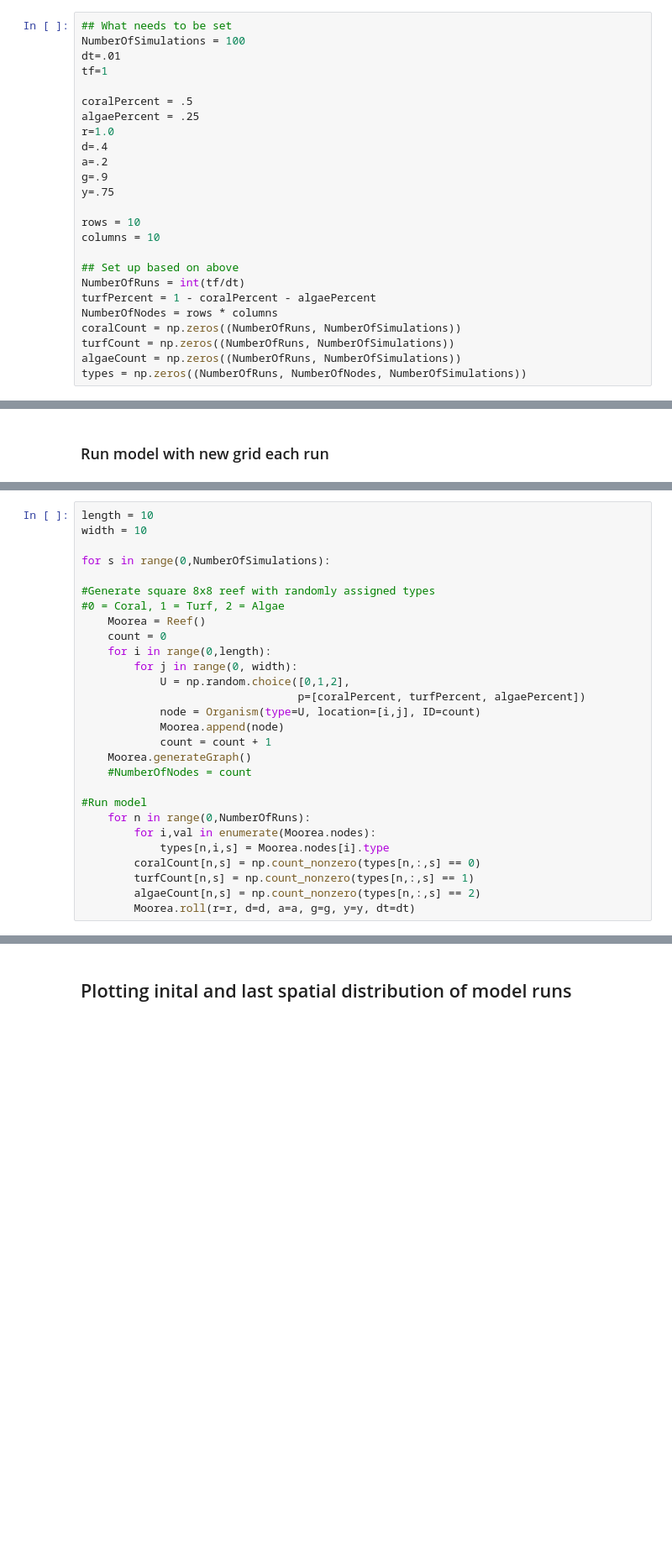
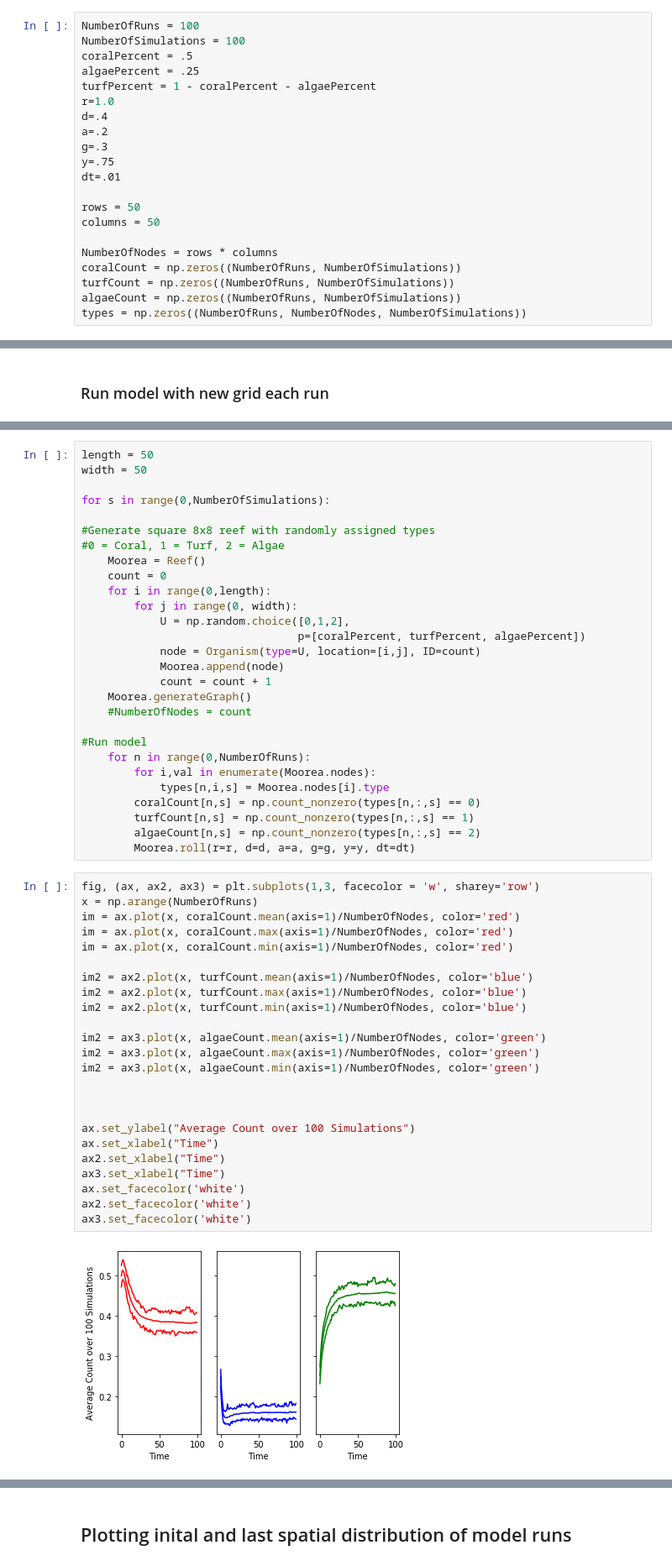
Before and after one commit to rneuhausler/coralModel-analyses, a Jupyter notebook: scripts/coralModelTDA.ipynb, the cells around one changed output, grey strips where cells are left out. Shown at 84% size. Saved outputs shown, nothing was run; the diff lists cells and outputs as text; blank space fills up the shorter version.

```diff
--- a/scripts/coralModelTDA.ipynb
+++ b/scripts/coralModelTDA.ipynb
@@ -10,25 +10,21 @@ from mpl_toolkits.axes_grid1.inset_locator import InsetPosition
 # %% [markdown]
 ## Set Parameters
 # %%
-## What needs to be set
+NumberOfRuns = 100
 NumberOfSimulations = 100
-dt=.01
-tf=1
-
 coralPercent = .5
 algaePercent = .25
+turfPercent = 1 - coralPercent - algaePercent
 r=1.0
 d=.4
 a=.2
-g=.9
+g=.3
 y=.75
+dt=.01
 
-rows = 10
-columns = 10
+rows = 50
+columns = 50
 
-## Set up based on above
-NumberOfRuns = int(tf/dt)
-turfPercent = 1 - coralPercent - algaePercent
 NumberOfNodes = rows * columns
 coralCount = np.zeros((NumberOfRuns, NumberOfSimulations))
 turfCount = np.zeros((NumberOfRuns, NumberOfSimulations))
@@ -87,6 +87,6 @@ for s in range(0,NumberOfSimulations):
 # %%
-length = 10
-width = 10
+length = 50
+width = 50
 
 for s in range(0,NumberOfSimulations):
 
@@ -112,3 +112,29 @@ for s in range(0,NumberOfSimulations):
         turfCount[n,s] = np.count_nonzero(types[n,:,s] == 1)
         algaeCount[n,s] = np.count_nonzero(types[n,:,s] == 2)
         Moorea.roll(r=r, d=d, a=a, g=g, y=y, dt=dt)
+# %%
+fig, (ax, ax2, ax3) = plt.subplots(1,3, facecolor = 'w', sharey='row')
+x = np.arange(NumberOfRuns)
+im = ax.plot(x, coralCount.mean(axis=1)/NumberOfNodes, color='red')
+im = ax.plot(x, coralCount.max(axis=1)/NumberOfNodes, color='red')
+im = ax.plot(x, coralCount.min(axis=1)/NumberOfNodes, color='red')
+
+im2 = ax2.plot(x, turfCount.mean(axis=1)/NumberOfNodes, color='blue')
+im2 = ax2.plot(x, turfCount.max(axis=1)/NumberOfNodes, color='blue')
+im2 = ax2.plot(x, turfCount.min(axis=1)/NumberOfNodes, color='blue')
+
+im2 = ax3.plot(x, algaeCount.mean(axis=1)/NumberOfNodes, color='green')
+im2 = ax3.plot(x, algaeCount.max(axis=1)/NumberOfNodes, color='green')
+im2 = ax3.plot(x, algaeCount.min(axis=1)/NumberOfNodes, color='green')
+
+
+
+ax.set_ylabel("Average Count over 100 Simulations")
+ax.set_xlabel("Time")
+ax2.set_xlabel("Time")
+ax3.set_xlabel("Time")
+ax.set_facecolor('white')
+ax2.set_facecolor('white')
+ax3.set_facecolor('white')
+# %% [output]
+[figure, added]
```
Also changed, not shown: parts of 8 cells of this notebook, 1 other file.
